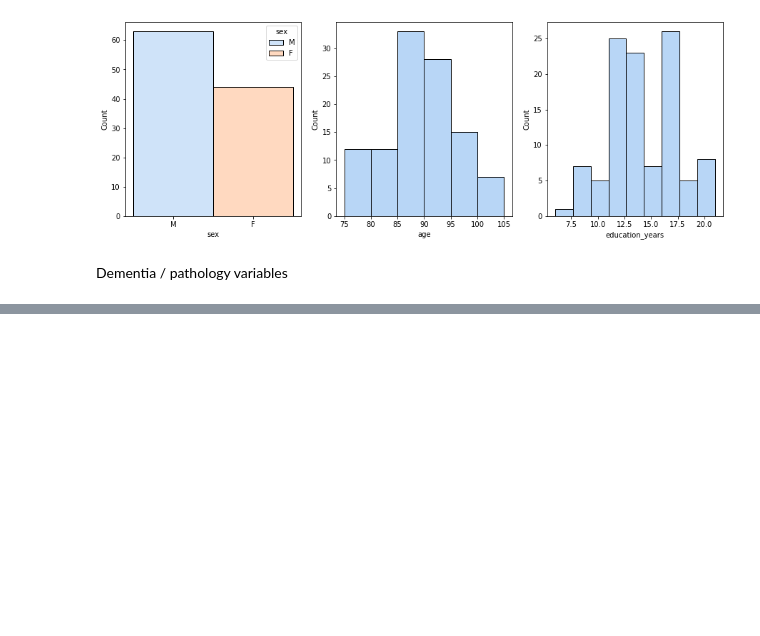
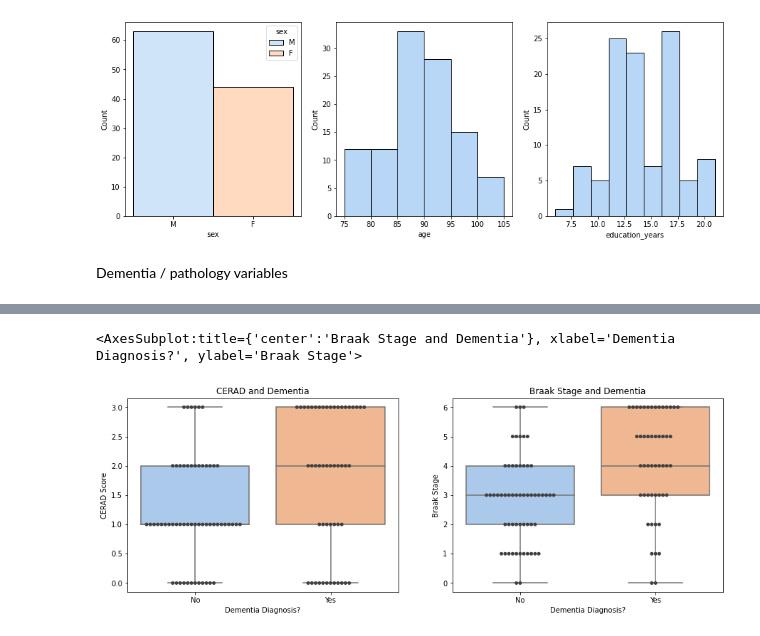
Before and after one commit to xu4/mads-capstone, a Jupyter notebook: EDA-DonorInfo.ipynb, the cells around one changed output, grey strips where cells are left out. Drawn from its saved outputs; the diff is of its cells as text; code cells hidden in the pictures; blank space fills up the shorter version.

```diff
--- a/EDA-DonorInfo.ipynb
+++ b/EDA-DonorInfo.ipynb
@@ -65 +112,28 @@ plt.show()
+# %%
+cerad_N = donor_df['cerad'][donor_df['act_demented']=='No Dementia'].reset_index(drop=True)
+cerad_Y = donor_df['cerad'][donor_df['act_demented']=='Dementia'].reset_index(drop=True)
+cerad_dementia_df=pd.concat([cerad_N, cerad_Y],axis=1).astype('Int64')
+cerad_dementia_df.columns=['No', 'Yes']
+cerad_dementia_melt_df = pd.melt(cerad_dementia_df)
+cerad_dementia_melt_df= cerad_dementia_melt_df.dropna()
+cerad_dementia_melt_df= cerad_dementia_melt_df.dropna()
+cerad_dementia_melt_df.columns=['Dementia Diagnosis?', 'CERAD Score']
+# %%
+braak_N = donor_df['braak'][donor_df['act_demented']=='No Dementia'].reset_index(drop=True)
+braak_Y = donor_df['braak'][donor_df['act_demented']=='Dementia'].reset_index(drop=True)
+braak_dementia_df=pd.concat([braak_N, braak_Y],axis=1).astype('Int64')
+braak_dementia_df.columns=['No', 'Yes']
+braak_dementia_melt_df = pd.melt(braak_dementia_df)
+braak_dementia_melt_df= braak_dementia_melt_df.dropna()
+braak_dementia_melt_df= braak_dementia_melt_df.dropna()
+braak_dementia_melt_df.columns=['Dementia Diagnosis?', 'Braak Stage']
+# %%
+fig, axs = plt.subplots(1,2,figsize=(15,5))
+sns.boxplot(x='Dementia Diagnosis?', y='CERAD Score', data=cerad_dementia_melt_df, ax=axs[0]).set(title='CERAD and Dementia')
+sns.swarmplot(x='Dementia Diagnosis?', y='CERAD Score', data=cerad_dementia_melt_df,color=".25", ax=axs[0])
+sns.boxplot(x='Dementia Diagnosis?', y='Braak Stage', data=braak_dementia_melt_df, ax=axs[1]).set(title='Braak Stage and Dementia')
+sns.swarmplot(x='Dementia Diagnosis?', y='Braak Stage', data=braak_dementia_melt_df,color=".25", ax=axs[1])
+# %% [output]
+<AxesSubplot:title={'center':'Braak Stage and Dementia'}, xlabel='Dementia Diagnosis?', ylabel='Braak Stage'>
+[figure, added]
 # %%
```
Also changed, not shown: parts of 10 cells of this notebook, 1 other file.
